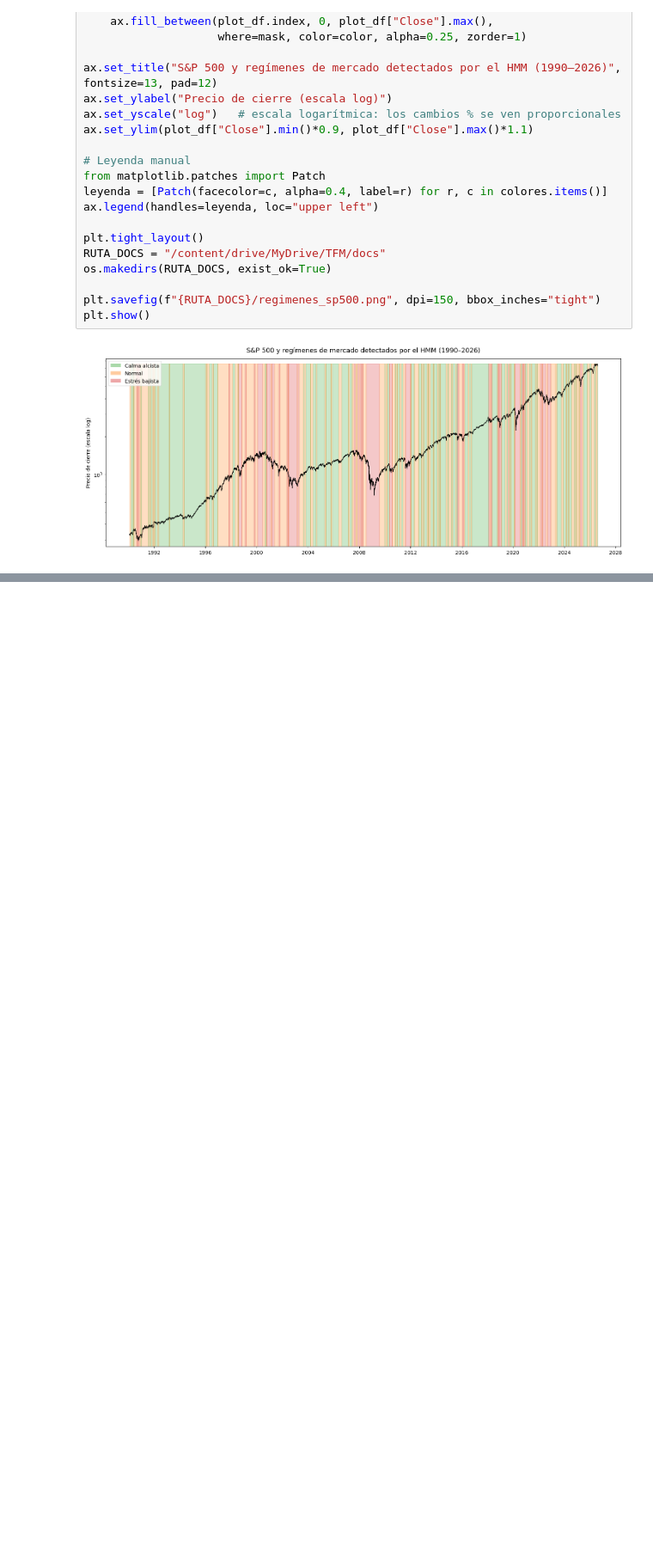
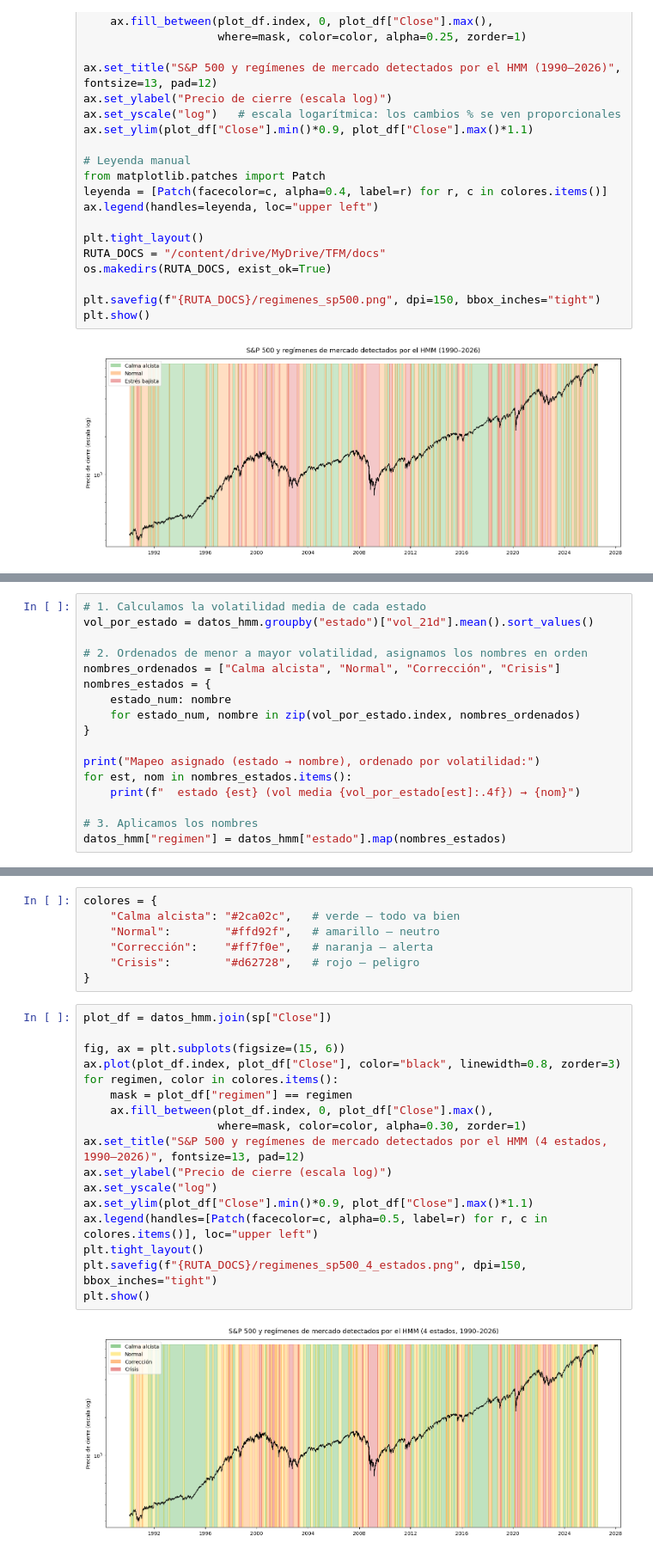
Before and after one commit to cristiangaymartin/tfm-estados-mercado, a Jupyter notebook: notebooks/02_regimenes.ipynb, the cells around one changed output, grey strips where cells are left out. Shown at 86% size. Saved outputs shown, nothing was run; the diff lists cells and outputs as text; blank space fills up the shorter version.

```diff
--- a/notebooks/02_regimenes.ipynb
+++ b/notebooks/02_regimenes.ipynb
@@ -181,0 +368,17 @@ plt.show()
+# %%
+# 1. Calculamos la volatilidad media de cada estado
+vol_por_estado = datos_hmm.groupby("estado")["vol_21d"].mean().sort_values()
+
+# 2. Ordenados de menor a mayor volatilidad, asignamos los nombres en orden
+nombres_ordenados = ["Calma alcista", "Normal", "Corrección", "Crisis"]
+nombres_estados = {
+    estado_num: nombre
+    for estado_num, nombre in zip(vol_por_estado.index, nombres_ordenados)
+}
+
+print("Mapeo asignado (estado → nombre), ordenado por volatilidad:")
+for est, nom in nombres_estados.items():
+    print(f"  estado {est} (vol media {vol_por_estado[est]:.4f}) → {nom}")
+
+# 3. Aplicamos los nombres
+datos_hmm["regimen"] = datos_hmm["estado"].map(nombres_estados)
@@ -181,0 +409,26 @@ plt.show()
+# %%
+colores = {
+    "Calma alcista": "#2ca02c",   # verde — todo va bien
+    "Normal":        "#ffd92f",   # amarillo — neutro
+    "Corrección":    "#ff7f0e",   # naranja — alerta
+    "Crisis":        "#d62728",   # rojo — peligro
+}
+# %%
+plot_df = datos_hmm.join(sp["Close"])
+
+fig, ax = plt.subplots(figsize=(15, 6))
+ax.plot(plot_df.index, plot_df["Close"], color="black", linewidth=0.8, zorder=3)
+for regimen, color in colores.items():
+    mask = plot_df["regimen"] == regimen
+    ax.fill_between(plot_df.index, 0, plot_df["Close"].max(),
+                    where=mask, color=color, alpha=0.30, zorder=1)
+ax.set_title("S&P 500 y regímenes de mercado detectados por el HMM (4 estados, 1990–2026)", fontsize=13, pad=12)
+ax.set_ylabel("Precio de cierre (escala log)")
+ax.set_yscale("log")
+ax.set_ylim(plot_df["Close"].min()*0.9, plot_df["Close"].max()*1.1)
+ax.legend(handles=[Patch(facecolor=c, alpha=0.5, label=r) for r, c in colores.items()], loc="upper left")
+plt.tight_layout()
+plt.savefig(f"{RUTA_DOCS}/regimenes_sp500_4_estados.png", dpi=150, bbox_inches="tight")
+plt.show()
+# %% [output]
+[figure, added]
```
Also changed, not shown: parts of 11 cells of this notebook.
